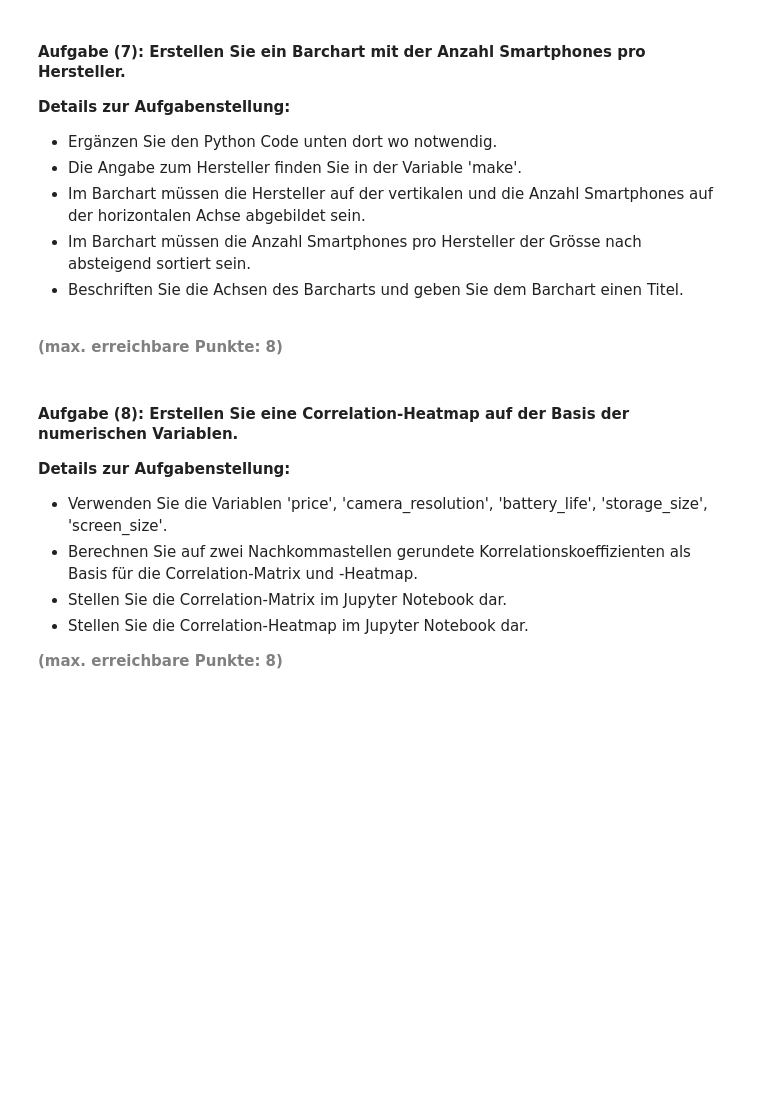
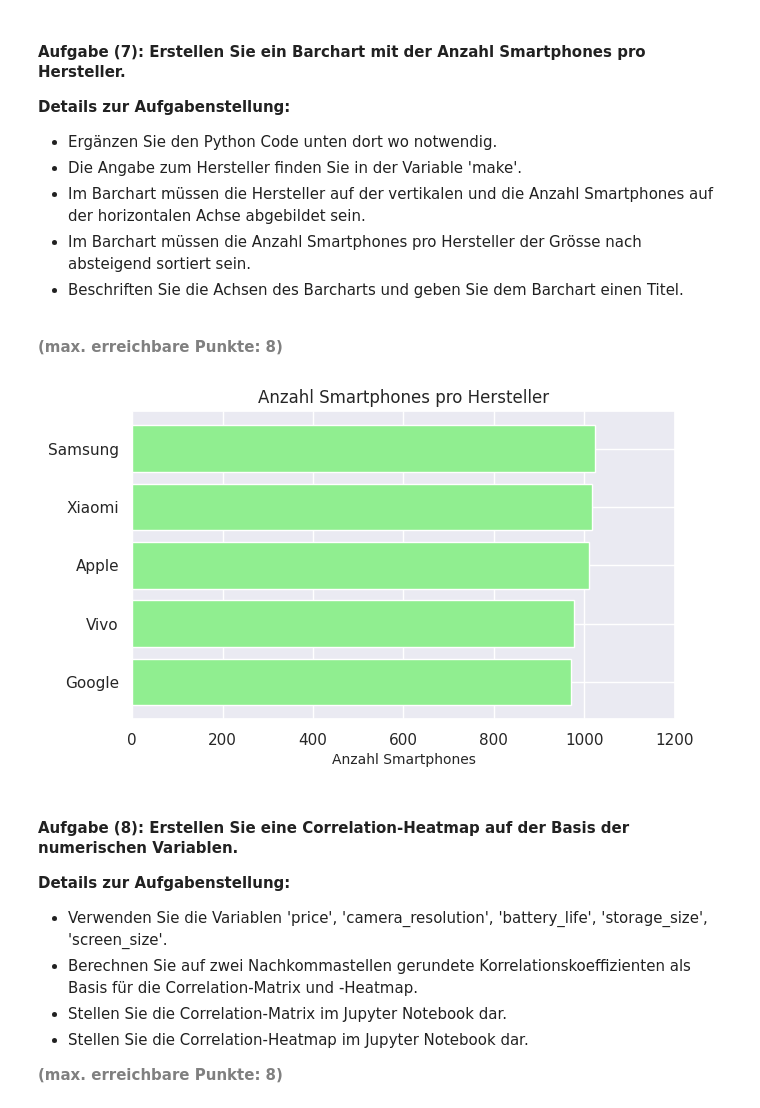
Before and after one commit to migifor-forstmi4/python_exploratory_data_analysis, a Jupyter notebook: AP02/AP02_Advanced_Data_Preparation_and_EDA.ipynb, the cells around one changed output. Saved outputs shown, nothing was run; the diff lists cells and outputs as text; code cells hidden in the pictures; blank space fills up the shorter version.

```diff
--- a/AP02/AP02_Advanced_Data_Preparation_and_EDA.ipynb
+++ b/AP02/AP02_Advanced_Data_Preparation_and_EDA.ipynb
@@ -439,17 +439,25 @@ plt.show()
 <b style="color: gray;">(max. erreichbare Punkte: 8)</b>
 # %%
 # Gruppierung der Daten nach 'make' und Berechnung der Anzahl Smartphones
-df_bar = df['make'].value_counts().sort_values(ascending=True)
+df_bar = df['make'].value_counts().sort_values(ascending=True)          #mit dieser Codefolge werden die Daten im DataFrame 'df' nach der Spalte 'make' gruppiert, die Anzahl der Smartphones pro Hersteller gezählt und die Ergebnisse in aufsteigender Reihenfolge sortiert
 
 # Zusammenstellen der Werte für den Barchart
-napart = list(df_bar.values)
-index = list(df_bar.index.values)
-y_pos = np.arange(len(index))
+napart = list(df_bar.values)            #napart enthält die Anzahl der Smartphones pro Hersteller
+index = list(df_bar.index.values)       #index enthält die Namen der Hersteller
+y_pos = np.arange(len(index))           #y_pos erstellt eine Liste von Positionen für die y-Achse basierend auf der Anzahl der Hersteller
 
 # Erstellen des Barcharts
-
+fig, ax = plt.subplots(figsize=(7,4))                             #Figsize definiert die Größe des Plots in Zoll / wobei 7 die Breite und 4 die Höhe des Plots
+ax.barh(y_pos, napart, align = 'center', color = 'lightgreen')   #ax.barh erstellt einen horizontalen Balkendiagramm (Barchart) mit den Positionen y_pos und den Werten napart, die Balken sind zentriert und haben die Farbe 'lightgreen'
+ax.set_yticks(y_pos, index)                                     #ax.set_yticks setzt die y-Achsen-Ticks auf die Positionen in y_pos und beschriftet sie mit den entsprechenden Herstellernamen aus index
+ax.set_xlabel('Anzahl Smartphones', fontsize = 10)              #ax.set_xlabel fügt dem Barchart
+ax.set_xlim(0, 1200)
+ax.set_title('Anzahl Smartphones pro Hersteller', fontsize = 12)  #ax.set_title fügt dem Barchart einen Titel hinzu
 
 # Anzeigen der Graphik
+plt.show()
+# %% [output]
+[figure, added]
 # %% [markdown]
 #### <b>Aufgabe (8): Erstellen Sie eine Correlation-Heatmap auf der Basis der numerischen Variablen.</b>
 <b>Details zur Aufgabenstellung:</b>
```
